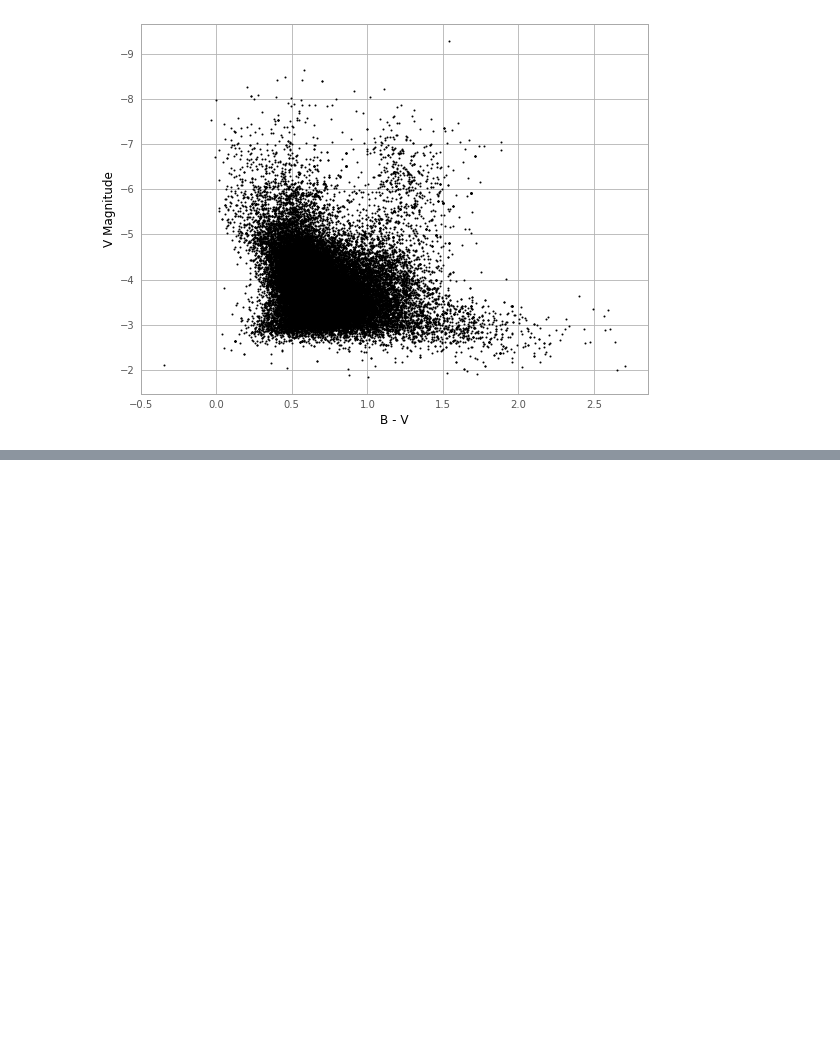
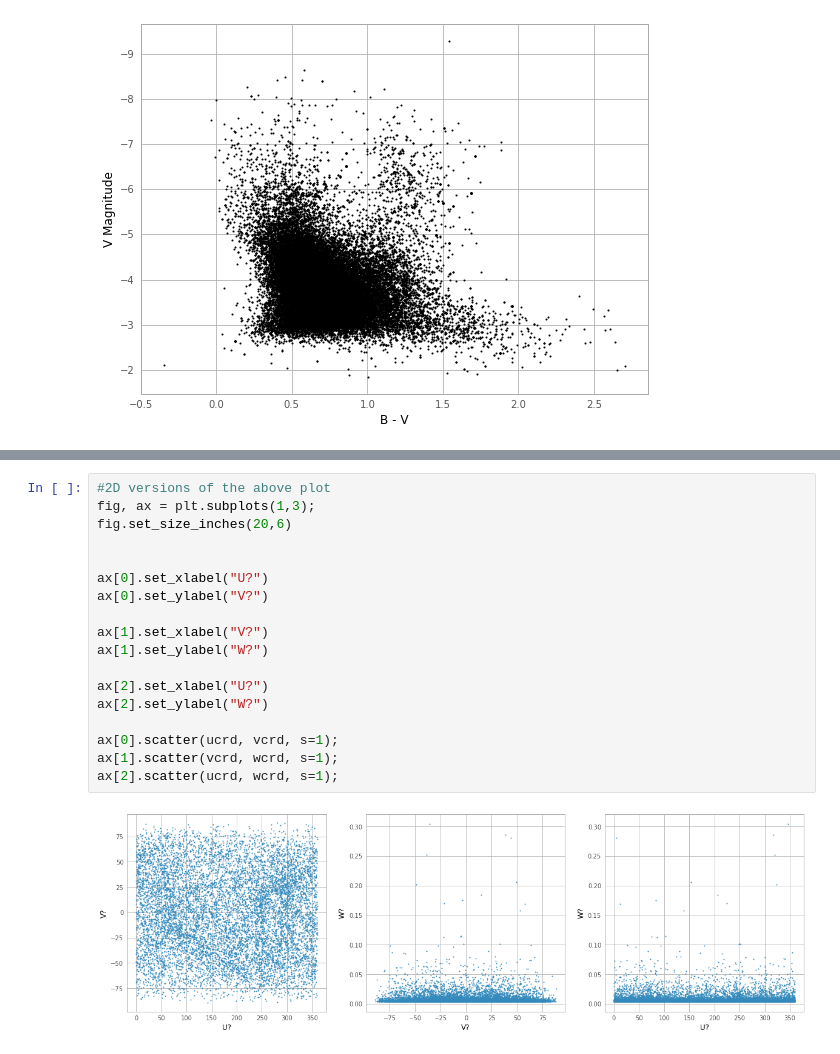
Before and after one commit to erumelhart/astr499research, a Jupyter notebook: main_part_3.ipynb, the cells around one changed output, grey strips where cells are left out. Saved outputs shown, nothing was run; the diff lists cells and outputs as text; blank space fills up the shorter version.

```diff
--- a/main_part_3.ipynb
+++ b/main_part_3.ipynb
@@ -235,0 +319,20 @@ plt.show()
+# %%
+#2D versions of the above plot
+fig, ax = plt.subplots(1,3);
+fig.set_size_inches(20,6)
+
+
+ax[0].set_xlabel("U?")
+ax[0].set_ylabel("V?")
+
+ax[1].set_xlabel("V?")
+ax[1].set_ylabel("W?")
+
+ax[2].set_xlabel("U?")
+ax[2].set_ylabel("W?")
+
+ax[0].scatter(ucrd, vcrd, s=1);
+ax[1].scatter(vcrd, wcrd, s=1);
+ax[2].scatter(ucrd, wcrd, s=1);
+# %% [output]
+[figure, added]
```
Also changed, not shown: parts of 6 cells of this notebook.
